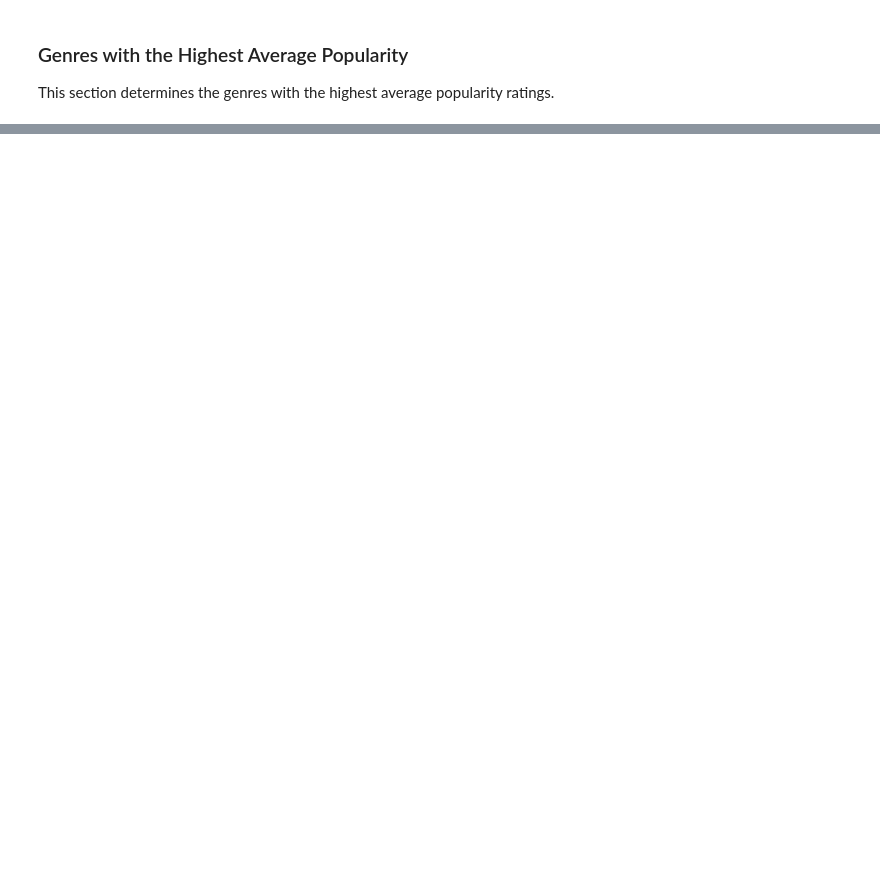
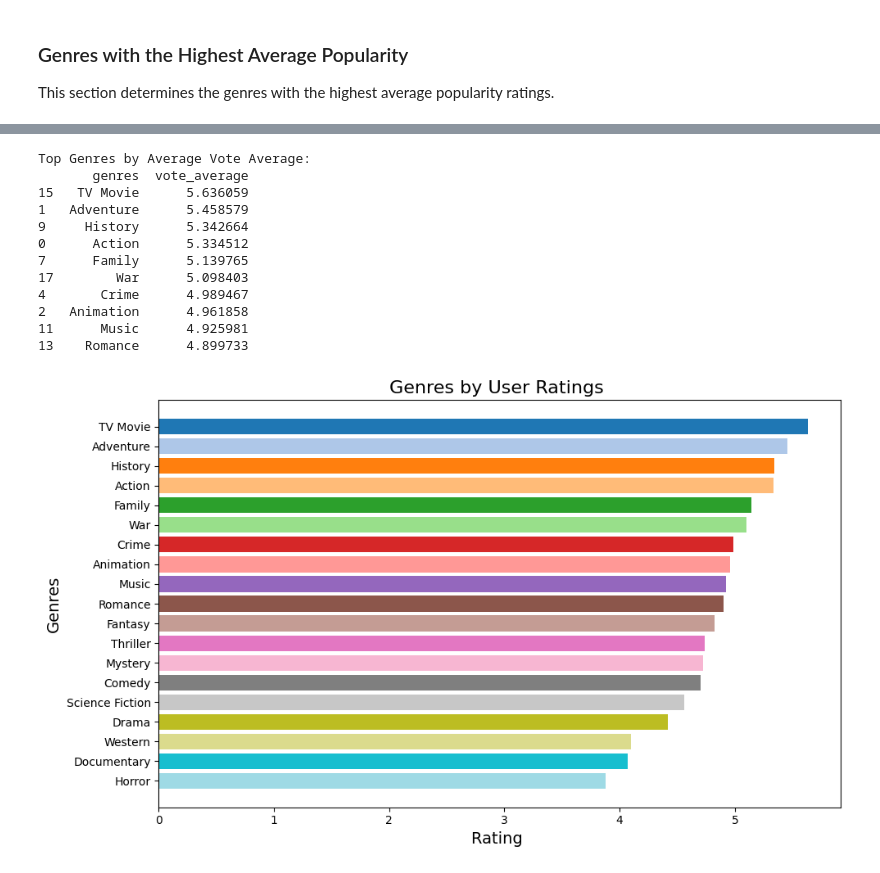
Before and after one commit to Jeff-Oliver/BCS_Project_1, a Jupyter notebook: genre_popularity_code.ipynb, the cells around one changed output, grey strips where cells are left out. Cells and saved outputs as stored; diff of their text form; code cells hidden in the pictures; blank space fills up the shorter version.

```diff
--- a/genre_popularity_code.ipynb
+++ b/genre_popularity_code.ipynb
@@ -168,0 +225,56 @@ Top Genres by Average Popularity:
+# %%
+# Explode the genres column
+tmdb_df_exploded = tmdb_df.explode('genres')
+
+# Group by genres and calculate the mean vote_average
+genre_vote_avg = tmdb_df_exploded.groupby('genres')['vote_average'].mean().reset_index()
+
+# Sort by average vote_average in descending order
+genre_vote_avg = genre_vote_avg.sort_values(by='vote_average', ascending=False)
+
+# Display top genres by average vote_average
+print("Top Genres by Average Vote Average:")
+print(genre_vote_avg.head(10))
+
+# Get unique genres and number of genres
+unique_genres = genre_vote_avg['genres'].unique()
+num_genres = len(unique_genres)
+
+# Create a colormap for unique colors (e.g., 'tab20' for distinct colors)
+colormap = cm.get_cmap('tab20', num_genres)
+
+# Bar plot for the top genres with unique colors
+plt.figure(figsize=(10, 6))
+
+# Use a distinct color for each genre
+for i, genre in enumerate(unique_genres):
+    genre_data = genre_vote_avg[genre_vote_avg['genres'] == genre]
+    plt.barh(genre_data['genres'], genre_data['vote_average'], color=colormap(i / num_genres), label=genre)
+
+# Title and labels
+plt.title('Genres by User Ratings ', fontsize=16)
+plt.xlabel('Rating ', fontsize=14)
+plt.ylabel('Genres', fontsize=14)
+
+# Invert y-axis to show the highest on top
+plt.gca().invert_yaxis()
+
+# Adjust layout to fit the labels
+plt.tight_layout()
+
+# Show plot
+plt.show()
+# %% [output]
+Top Genres by Average Vote Average:
+       genres  vote_average
+15   TV Movie      5.636059
+1   Adventure      5.458579
+9     History      5.342664
+0      Action      5.334512
+7      Family      5.139765
+17        War      5.098403
+4       Crime      4.989467
+2   Animation      4.961858
+11      Music      4.925981
+13    Romance      4.899733
+[figure, added]
```
Also changed, not shown: parts of 3 cells of this notebook.
